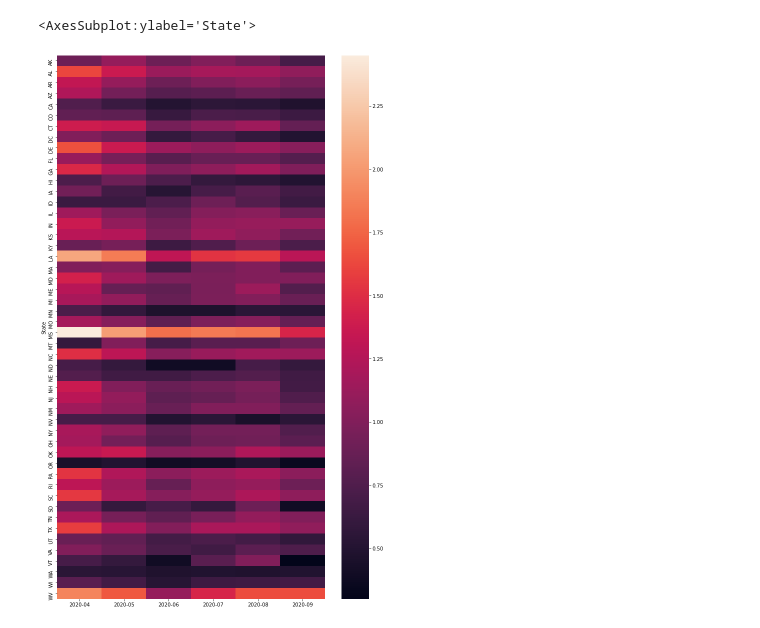
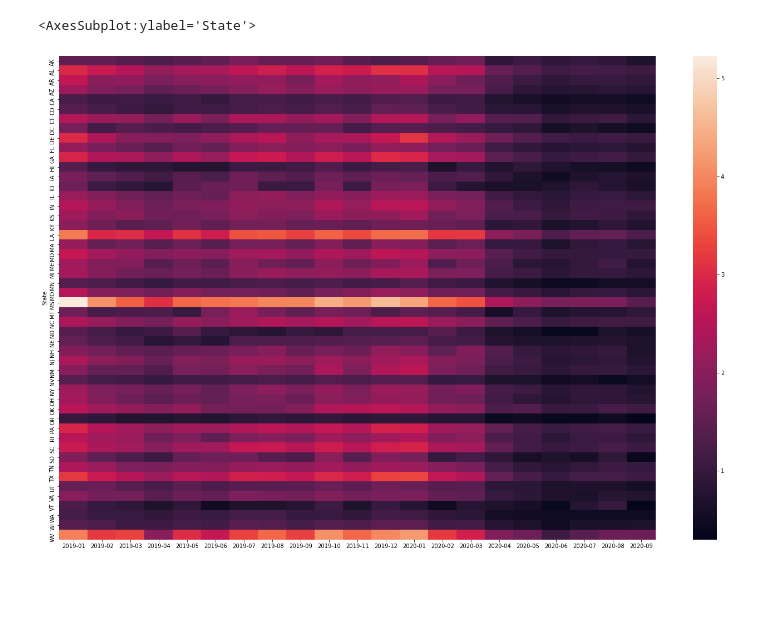
Before and after one commit to jamilao/housing-and-covid19, a Jupyter notebook: notebooks/MortgageDataProcessing.ipynb, the cells around one changed output. Saved outputs shown, nothing was run; the diff lists cells and outputs as text; code cells hidden in the pictures; blank space fills up the shorter version.

```diff
--- a/notebooks/MortgageDataProcessing.ipynb
+++ b/notebooks/MortgageDataProcessing.ipynb
@@ -15,7 +15,7 @@ interim_mortgage_file = interim_data_dir / "CountyMortgagesPercent-30-89DaysLate
 interim_msa_file = interim_data_dir / "cbsatocountycrosswalk.csv"
 # %%
 mortgage_delinq_df = pd.read_csv(interim_mortgage_file)
-mortgage_delinq_df = pd.concat([mortgage_delinq_df.iloc[:,0:4],mortgage_delinq_df.iloc[:,-7:]],axis = 1)
+mortgage_delinq_df = pd.concat([mortgage_delinq_df.iloc[:,0:4],mortgage_delinq_df.iloc[:,-21:]],axis = 1)
 mortgage_delinq_df = mortgage_delinq_df[mortgage_delinq_df['State'].notna()]
 mortgage_delinq_df['FIPSCode'] = mortgage_delinq_df['FIPSCode'].str.replace("'",'')
 mortgage_delinq_df['FIPSCode'] = mortgage_delinq_df['FIPSCode'].astype(int)
@@ -46,7 +47,7 @@ mortgage_delinq_df = pd.merge(mortgage_delinq_df,
 # %%
-northeast = ["PA", "VT", "ME", "RI", "NY", "CT", "NH", "ME", "NJ"]
+northeast = ["PA", "VT", "ME", "RI", "NY", "CT", "NH", "ME", "NJ", "MA"]
 midwest = ["OH", "IN", "IL", "MI", "WI", "MO", "IA", "MN", "KS", "NE", "SD", "ND"]
-west = ["WA", "OR", "CA", "NV", "ID", "MT", "WY", "CO", "NM"]
+west = ["WA", "OR", "CA", "NV", "ID", "MT", "WY", "CO", "NM", "AZ", "UT", "AK", "HI"]
 south = ["MD", "DE", "DC", "WV", "VA", "NC", "KY", "TN", "SC", "GA", "FL", "AL", "MS", "AR", "LA", "OK", "TX"]
 
 conditions = [
@@ -111,6 +116,5 @@ df_states.head()
 # %%
-new_df = pd.concat([mortgage_delinq_df.iloc[:,0:11],mortgage_delinq_df['Region']],axis = 1)
-print(new_df.head())
+new_df = pd.concat([mortgage_delinq_df.iloc[:,0:25],mortgage_delinq_df['Region']],axis = 1)
 new_df_state = new_df.groupby("State").mean()
 new_df_state.head()
 # %% [output]
@@ -137,11 +129,11 @@ new_df_state.head()
 # %%
 import matplotlib.pyplot as plt
-plt.figure(figsize = (12,20))
+plt.figure(figsize = (24,16))
 
-sns.heatmap(new_df_state.iloc[:,2:9])
+sns.heatmap(new_df_state.iloc[:,1:23])
 # %% [output]
 <AxesSubplot:ylabel='State'>
-[figure, old version]
+[figure, new version]
 # %%
 new_df_region = new_df.groupby("Region").mean()
 new_df_region.head()
```
Also changed, not shown: parts of 13 cells of this notebook.
